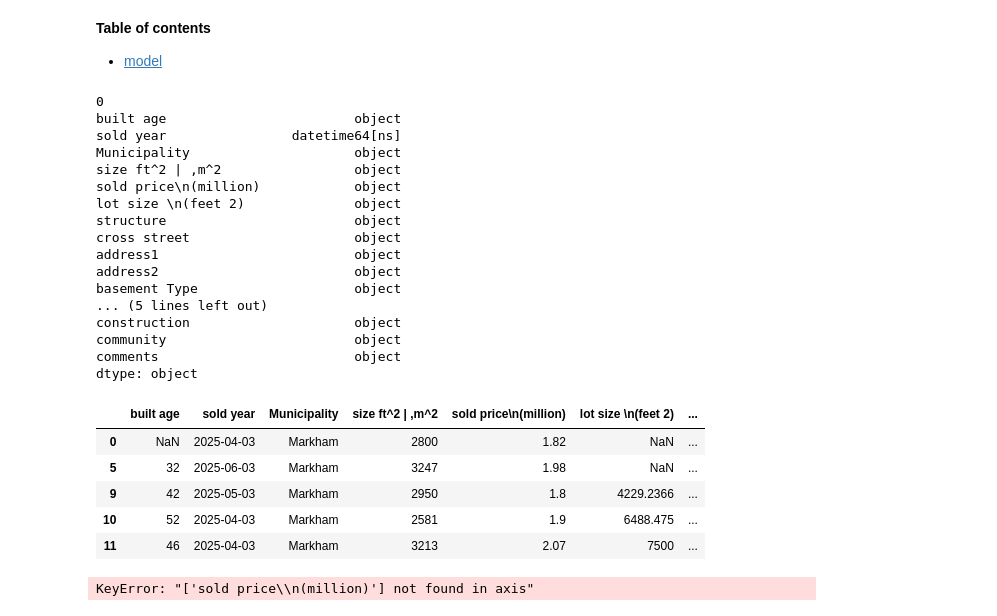
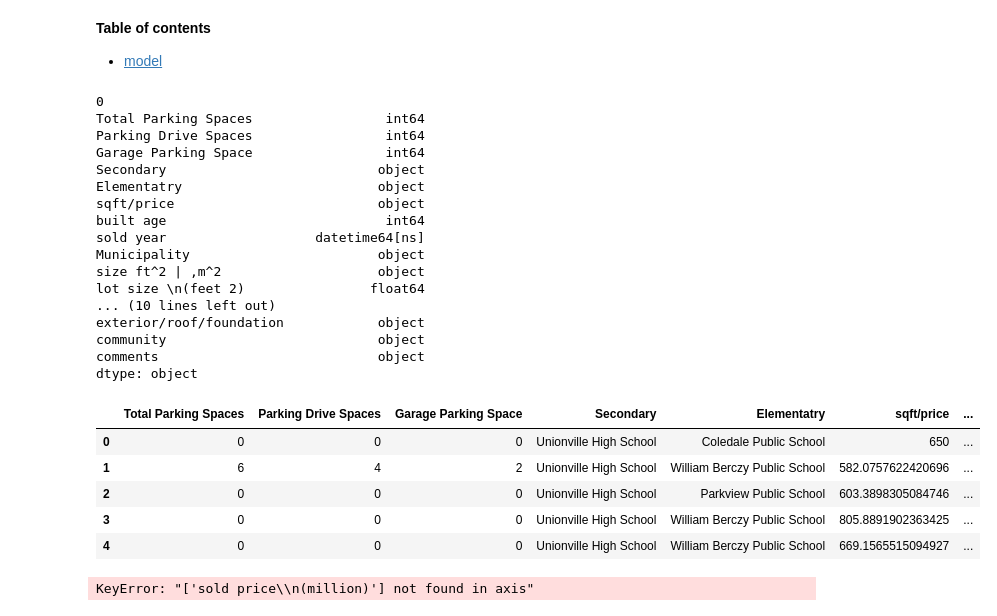
Before and after one commit to KevinJianLin/House_Price_Advanced_Regression, a Jupyter notebook: Notebook/House_Price.ipynb, the cells around one changed output. Drawn from its saved outputs; the diff is of its cells as text; code cells hidden in the pictures.

```diff
--- a/Notebook/House_Price.ipynb
+++ b/Notebook/House_Price.ipynb
@@ -39,47 +39,56 @@ pd.set_option('display.max_colwidth', None)  # Show full content of each column
 # %%
 # house_price = pd.read_csv('https://raw.githubusercontent.com/KevinJianLin/House_Price_Advanced_Regression/refs/heads/main/Data/train.csv')
 filepath1 = '/Users/jianbinlin/Documents/Scientific_2022_Jan.csv'
-house_ON = pd.read_csv(filepath1).iloc[5:,110:131].reset_index(drop=True)
+house_ON = pd.read_csv(filepath1).iloc[5:,104:131].reset_index(drop=True)
 house_ON.columns = house_ON.iloc[0]
 house_ON = house_ON[1:].reset_index(drop=True)
-house_ON = house_ON[(house_ON['comments'].str.contains("relevant")) &  ~(house_ON['comments'].isna())].reset_index(drop=True)
-
+house_ON = house_ON[(house_ON['comments'].str.contains("relevant")) &  ~(house_ON['comments'].isna()) & ~(house_ON['sold price\n(million)'].isna()) ].reset_index(drop=True)
 # house_ON["sold price\n(million)"] = house_ON[['asking price\n(million)', 'sold price\n(million)']].apply(
 #     lambda x: x['sold price\n(million)'] if not pd.isna(x['sold price\n(million)']) else x['asking price\n(million)'], axis=1)
+int_cols = ['built age', 'Kitchen', 'bathroom', 'Bedrooms', 'Rooms','Total Parking Spaces','Parking Drive Spaces','Garage Parking Space']
+float_cols = ['sold price\n(million)', 'lot size \n(feet 2)']
+bool_cols = []
+drop_cols = ['Listing Days', 'asking price\n(million)','sold price\n(million)']
+house_ON[int_cols] = house_ON[int_cols].fillna(0).astype(int)
+house_ON[float_cols] = house_ON[float_cols].astype(float)
+house_ON['sold year'] = pd.to_datetime(house_ON['sold year'])
+# house_ON['sold year'] = house_ON['sold year'].dt.to_period('M').dt.to_timestamp()
+# house_ON['sold year'] = house_ON['sold year'].dt.strftime('%Y-%m')
+house_ON = house_ON.bfill().ffill()  # fill missing values with backfill and forward fill
+target_y = house_ON['sold price\n(million)']
 
-house_ON.drop(columns=['Listing Days','asking price\n(million)'], inplace=True)  # drop comments column
-house_ON.dropna(subset=['sold price\n(million)'], inplace=True)  # drop rows with no sold price
-# house_ON['built age'] = house_ON['built age'].astype(int)
-house_ON['sold year'] = pd.to_datetime(house_ON['sold year'])
+house_ON.drop(columns=drop_cols, inplace=True)  # drop comments column
+# house_ON.dropna(subset=['sold price\n(million)'], inplace=True)  # drop rows with no sold price
+
 
 
 data_set = house_ON.copy()
 data_set.dtypes
 data_set.head(5)
 # %% [output]
 0
-built age                        object
-sold year                datetime64[ns]
-Municipality                     object
-size ft^2 | ,m^2                 object
-sold price\n(million)            object
-lot size \n(feet 2)              object
-structure                        object
-cross street                     object
-address1                         object
-address2                         object
-basement Type                    object
-... (5 lines left out)
-construction                     object
-community                        object
-comments                         object
+Total Parking Spaces                 int64
+Parking Drive Spaces                 int64
+Garage Parking Space                 int64
+Secondary                           object
+Elementatry                         object
+sqft/price                          object
+built age                            int64
+sold year                   datetime64[ns]
+Municipality                        object
+size ft^2 | ,m^2                    object
+lot size \n(feet 2)                float64
+... (10 lines left out)
+exterior/roof/foundation            object
+community                           object
+comments                            object
 dtype: object
-|  | built age | sold year | Municipality | size ft^2 | ,m^2 | sold price\n(million) | lot size \n(feet 2) | ... |
-| 0 | NaN | 2025-04-03 | Markham | 2800 | 1.82 | NaN | ... |
-| 5 | 32 | 2025-06-03 | Markham | 3247 | 1.98 | NaN | ... |
-| 9 | 42 | 2025-05-03 | Markham | 2950 | 1.8 | 4229.2366 | ... |
-| 10 | 52 | 2025-04-03 | Markham | 2581 | 1.9 | 6488.475 | ... |
-| 11 | 46 | 2025-04-03 | Markham | 3213 | 2.07 | 7500 | ... |
+|  | Total Parking Spaces | Parking Drive Spaces | Garage Parking Space | Secondary | Elementatry | sqft/price | ... |
+| 0 | 0 | 0 | 0 | Unionville High School | Coledale Public School | 650 | ... |
+| 1 | 6 | 4 | 2 | Unionville High School | William Berczy Public School | 582.0757622420696 | ... |
+| 2 | 0 | 0 | 0 | Unionville High School | Parkview Public School | 603.3898305084746 | ... |
+| 3 | 0 | 0 | 0 | Unionville High School | William Berczy Public School | 805.8891902363425 | ... |
+| 4 | 0 | 0 | 0 | Unionville High School | William Berczy Public School | 669.1565515094927 | ... |
 # %%
 data_profile = data_profiling(data_set)
 # data_profile()
```
